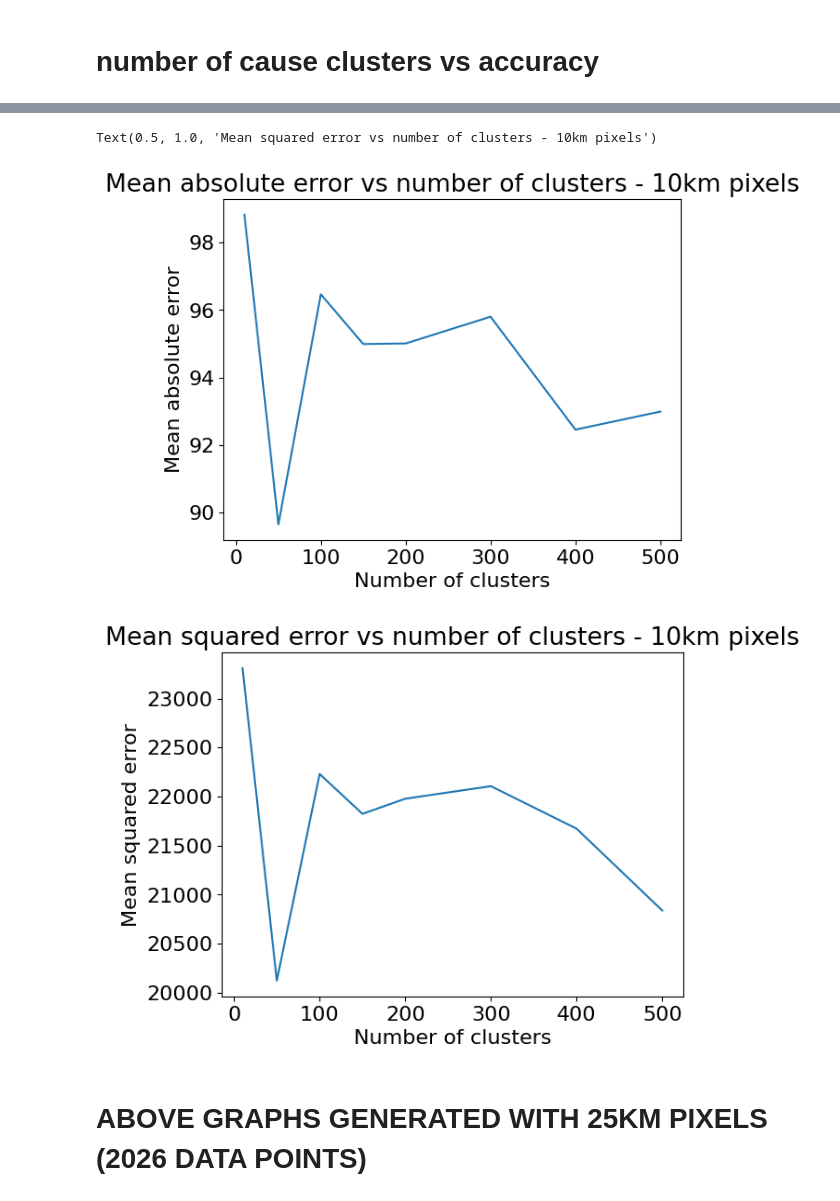
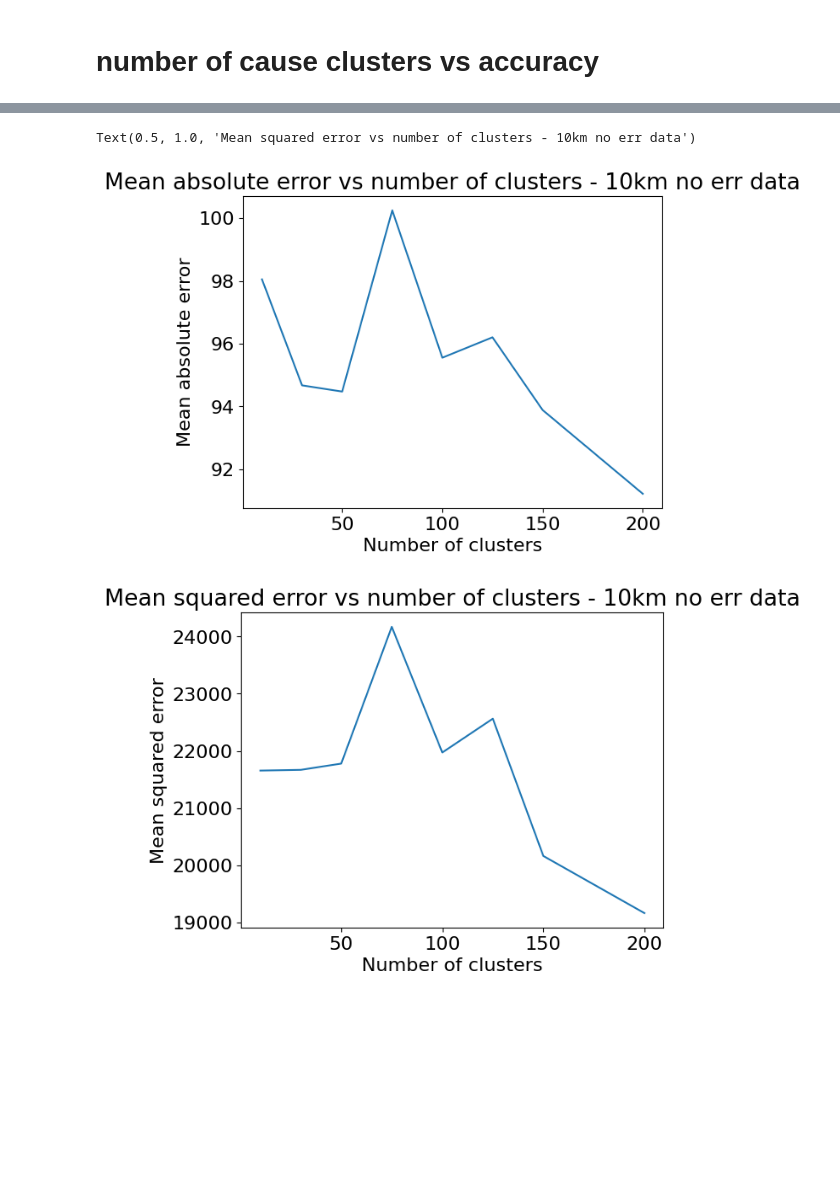
Before and after one commit to jyhong05/CFL_Research, a Jupyter notebook: altitude_extraction/clusters_vs_err.ipynb, the cells around one changed output, grey strips where cells are left out. Drawn from its saved outputs; the diff is of its cells as text; code cells hidden in the pictures; blank space fills up the shorter version.

Commit message:
ran nonerror data

```diff
--- a/altitude_extraction/clusters_vs_err.ipynb
+++ b/altitude_extraction/clusters_vs_err.ipynb
@@ -46,7 +44,7 @@ CDE_params = {  'model'        : 'CondExpMod',
 # %% [markdown]
 # number of cause clusters vs accuracy
 # %%
-n_clusters = [10, 50, 100, 150, 200, 300, 400, 500]
+n_clusters = [10, 30, 50, 75, 100, 125, 150, 200]
 abs_accuracies = []
 sq_accuracies = []
 
@@ -95,20 +93,18 @@ abs_accuracy for 500 clusters: 92.9898219288353
 # %%
 import matplotlib.pyplot as plt
 
 plt.figure(0)
 plt.plot(n_clusters, abs_accuracies)
 plt.xlabel('Number of clusters')
 plt.ylabel('Mean absolute error')
-plt.title('Mean absolute error vs number of clusters - 10km pixels')
+plt.title('Mean absolute error vs number of clusters - 10km no err data')
 
 plt.figure(1)
 plt.plot(n_clusters, sq_accuracies)
 plt.xlabel('Number of clusters')
 plt.ylabel('Mean squared error')
-plt.title('Mean squared error vs number of clusters - 10km pixels')
+plt.title('Mean squared error vs number of clusters - 10km no err data')
 # %% [output]
-Text(0.5, 1.0, 'Mean squared error vs number of clusters - 10km pixels')
+Text(0.5, 1.0, 'Mean squared error vs number of clusters - 10km no err data')
-[figure, old version]
+[figure, new version]
-[figure, old version]
+[figure, new version]
-# %% [markdown]
-# ABOVE GRAPHS GENERATED WITH 25KM PIXELS (2026 DATA POINTS)
```
Also changed, not shown: parts of 3 cells of this notebook, 12 other files.
